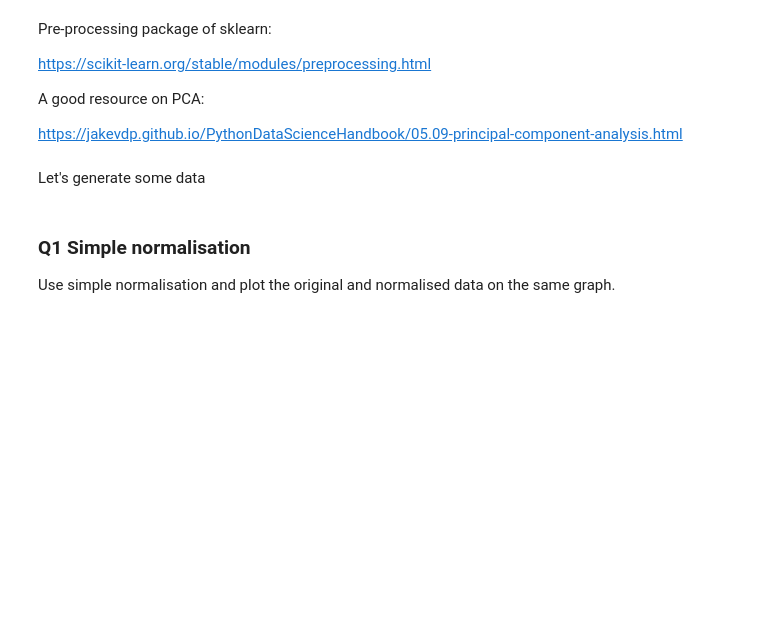
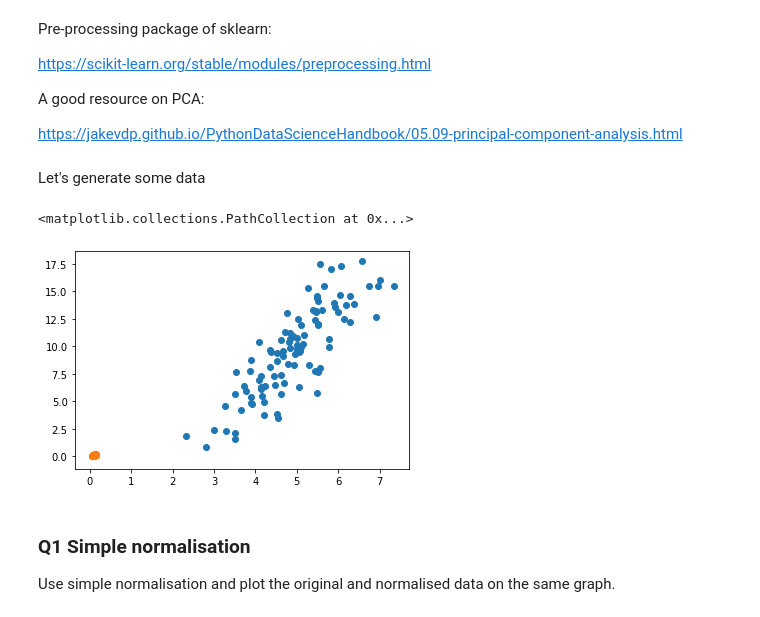
Before and after one commit to LordLean/Machine-Learning, a Jupyter notebook: ML_Labs/Lab3.ipynb, the cells around one changed output. Cells and saved outputs as stored; diff of their text form; code cells hidden in the pictures; blank space fills up the shorter version.

```diff
--- a/ML_Labs/Lab3.ipynb
+++ b/ML_Labs/Lab3.ipynb
@@ -287,3 +303,12 @@ plt.scatter(data[:,0],data[:,1])
+# %%
+from sklearn import preprocessing
+
+plt.scatter(data[:,0],data[:,1])
+normalized = preprocessing.normalize(data,axis=0, norm="l2")
+plt.scatter(normalized[:,0],normalized[:,1])
+# %% [output]
+<matplotlib.collections.PathCollection at 0x...>
+[figure, added]
 # %% [markdown]
 ### Q1 Simple normalisation
 
```
Also changed, not shown: parts of 13 cells of this notebook.
